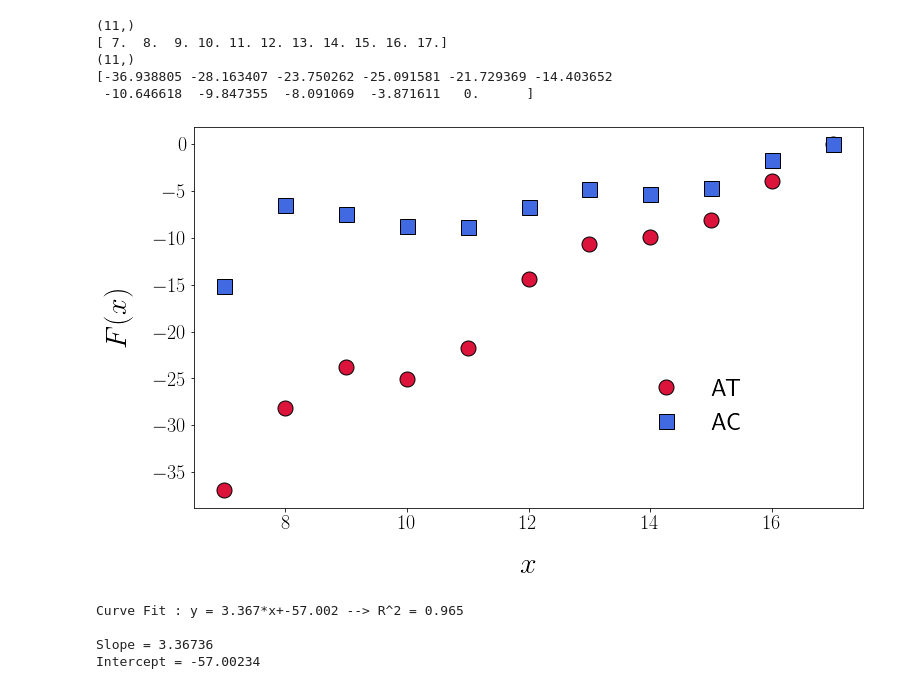
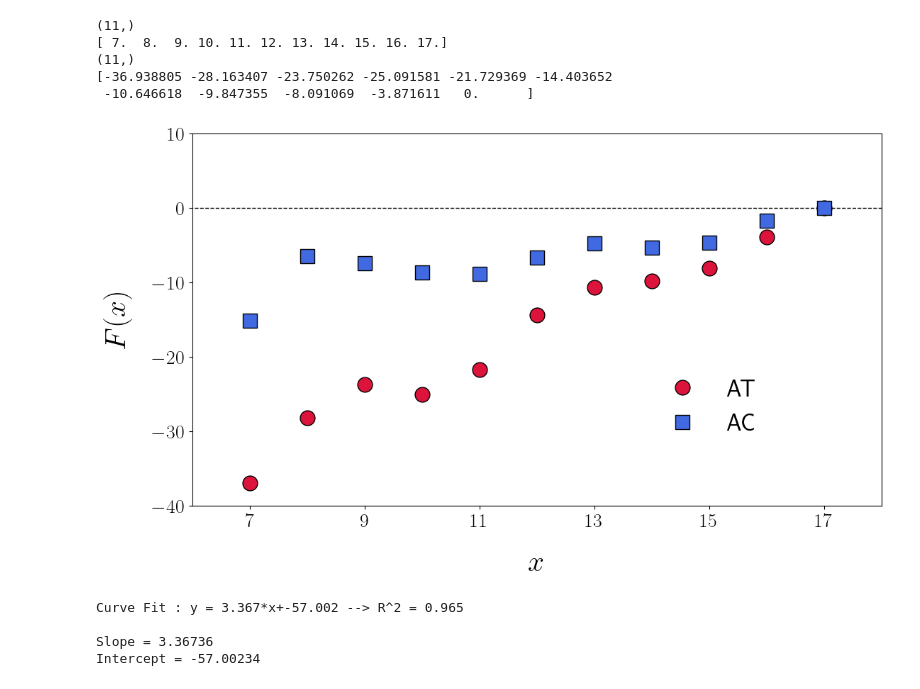
Before and after one commit to junsookim76/Ewha_2025, a Jupyter notebook: 3_Plot.ipynb, the cells around one changed output. Drawn from its saved outputs; the diff is of its cells as text; code cells hidden in the pictures.

```diff
--- a/3_Plot.ipynb
+++ b/3_Plot.ipynb
@@ -7,3 +7,8 @@ import numpy as np
 
 import matplotlib
 import matplotlib.pyplot as plt
+
+%matplotlib inline
+
+
+matplotlib.rcParams.update(matplotlib.rcParamsDefault)
@@ -122,6 +129,6 @@ plt.savefig("data_plot_sin_cos.pdf")
 # %%
-data1 = np.loadtxt("data_AT.txt")
-data2 = np.loadtxt("data_AC.txt")
+data1 = np.loadtxt("Ewha_2025/data_AT.txt")
+data2 = np.loadtxt("Ewha_2025/data_AC.txt")
 
 print(data1.shape)
 print(data2.shape)
@@ -165,35 +172,46 @@ print(ydata1)
 [-36.938805 -28.163407 -23.750262 -25.091581 -21.729369 -14.403652
  -10.646618  -9.847355  -8.091069  -3.871611   0.      ]
 # %%
+matplotlib.rcParams['text.usetex'] = True
+
 fig, ax = plt.subplots(figsize=(12, 7))
 
-y0=np.zeros(len(x))
+x0=np.array([-100,100])
+y0=np.array([0,0])
+
+ax.plot(x0,y0,'k--',linewidth=1)
 
 ax.plot(xdata1, ydata1, label='AT', color='black', linewidth=0,\
          marker='o', markersize=15, markeredgewidth=1, markeredgecolor='black', mfc='crimson')
 ax.plot(xdata2, ydata2, label='AC', color='black', linewidth=0,\
          marker='s', markersize=15, markeredgewidth=1, markeredgecolor='black', mfc='royalblue')
 
 
-plt.xlabel('$x$', labelpad=20)
-plt.ylabel('$F(x)$', labelpad=20)
+ax.set_xlabel('$x$', labelpad=20)
+ax.set_ylabel('$F(x)$', labelpad=20)
 
-#plt.ylim(-1.10, 1.80)
+ax.set_xlim(6, 18)
+ax.set_ylim(-40, 10)
 
-#plt.xticks(np.arange(0., 13, 3))
-#plt.yticks(np.arange(-1., 1.81, 0.5))
+ax.set_xticks(np.arange(7, 19, 2))
+ax.set_yticks(np.arange(-40., 12, 10))
 
 plt.rc('xtick', labelsize=20)
 plt.rc('ytick', labelsize=20)
 plt.rc('axes', labelsize=30) # fontsize of the x and y labels
 
 ax.legend(edgecolor='none',bbox_to_anchor=(0.85,0.4), prop={'size': 25})
 
+plt.gcf().subplots_adjust(bottom=0.2)
+plt.gcf().subplots_adjust(top=0.95)
+plt.gcf().subplots_adjust(left=0.14)
+plt.gcf().subplots_adjust(right=0.95)
+
 plt.savefig("data_plot_AT_AC.pdf")
 
-#plt.show()
+plt.show()
 # %% [output]
-[figure, old version]
+[figure, new version]
 # %%
 from scipy.optimize import curve_fit
 
```
Also changed, not shown: parts of 13 cells of this notebook.
